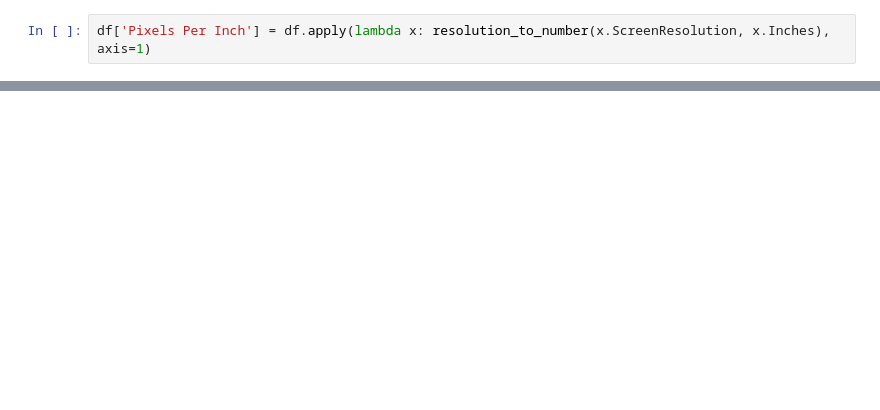
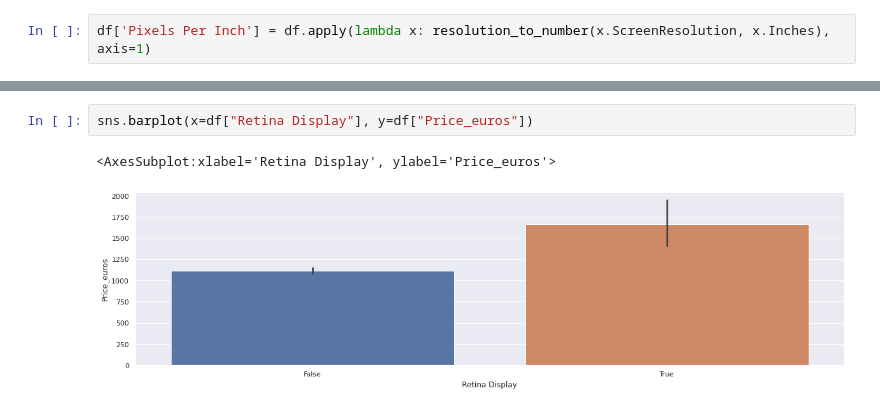
Before and after one commit to SayatP/Laptop-price-prediction, a Jupyter notebook: Notebook.ipynb, the cells around one changed output, grey strips where cells are left out. Drawn from its saved outputs; the diff is of its cells as text; blank space fills up the shorter version.

```diff
--- a/Notebook.ipynb
+++ b/Notebook.ipynb
@@ -144,0 +125,5 @@ sns.barplot(x=df["TypeName"], y=df["Price_euros"])
+# %%
+sns.barplot(x=df["Retina Display"], y=df["Price_euros"])
+# %% [output]
+<AxesSubplot:xlabel='Retina Display', ylabel='Price_euros'>
+[figure, added]
```
Also changed, not shown: parts of 59 cells of this notebook.
